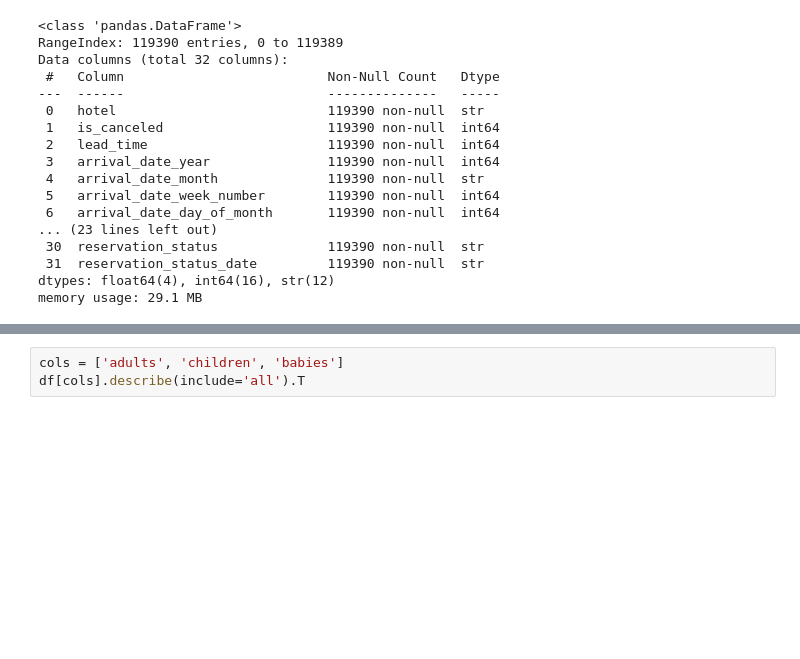
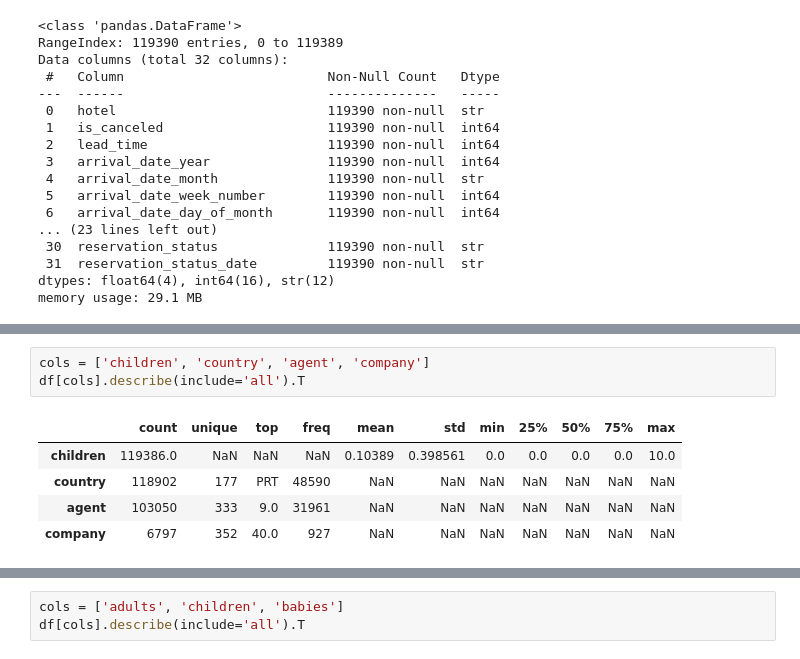
Before and after one commit to SKNETWORKS-FAMILY-AICAMP/SKN30-2nd-3Team, a Jupyter notebook: preprocessing/preprocessing_hotel.ipynb, the cells around one changed output, grey strips where cells are left out. Drawn from its saved outputs; the diff is of its cells as text; blank space fills up the shorter version.

```diff
--- a/preprocessing/preprocessing_hotel.ipynb
+++ b/preprocessing/preprocessing_hotel.ipynb
@@ -63 +79,10 @@ dtype: int64
+# %%
+cols = ['children', 'country', 'agent', 'company']
+df[cols].describe(include='all').T
+# %% [output]
+|  | count | unique | top | freq | mean | std | min | 25% | 50% | 75% | max |
+| children | 119386.0 | NaN | NaN | NaN | 0.10389 | 0.398561 | 0.0 | 0.0 | 0.0 | 0.0 | 10.0 |
+| country | 118902 | 177 | PRT | 48590 | NaN | NaN | NaN | NaN | NaN | NaN | NaN |
+| agent | 103050 | 333 | 9.0 | 31961 | NaN | NaN | NaN | NaN | NaN | NaN | NaN |
+| company | 6797 | 352 | 40.0 | 927 | NaN | NaN | NaN | NaN | NaN | NaN | NaN |
 # %% [markdown]
```
Also changed, not shown: parts of 44 cells of this notebook, 2 other files.
